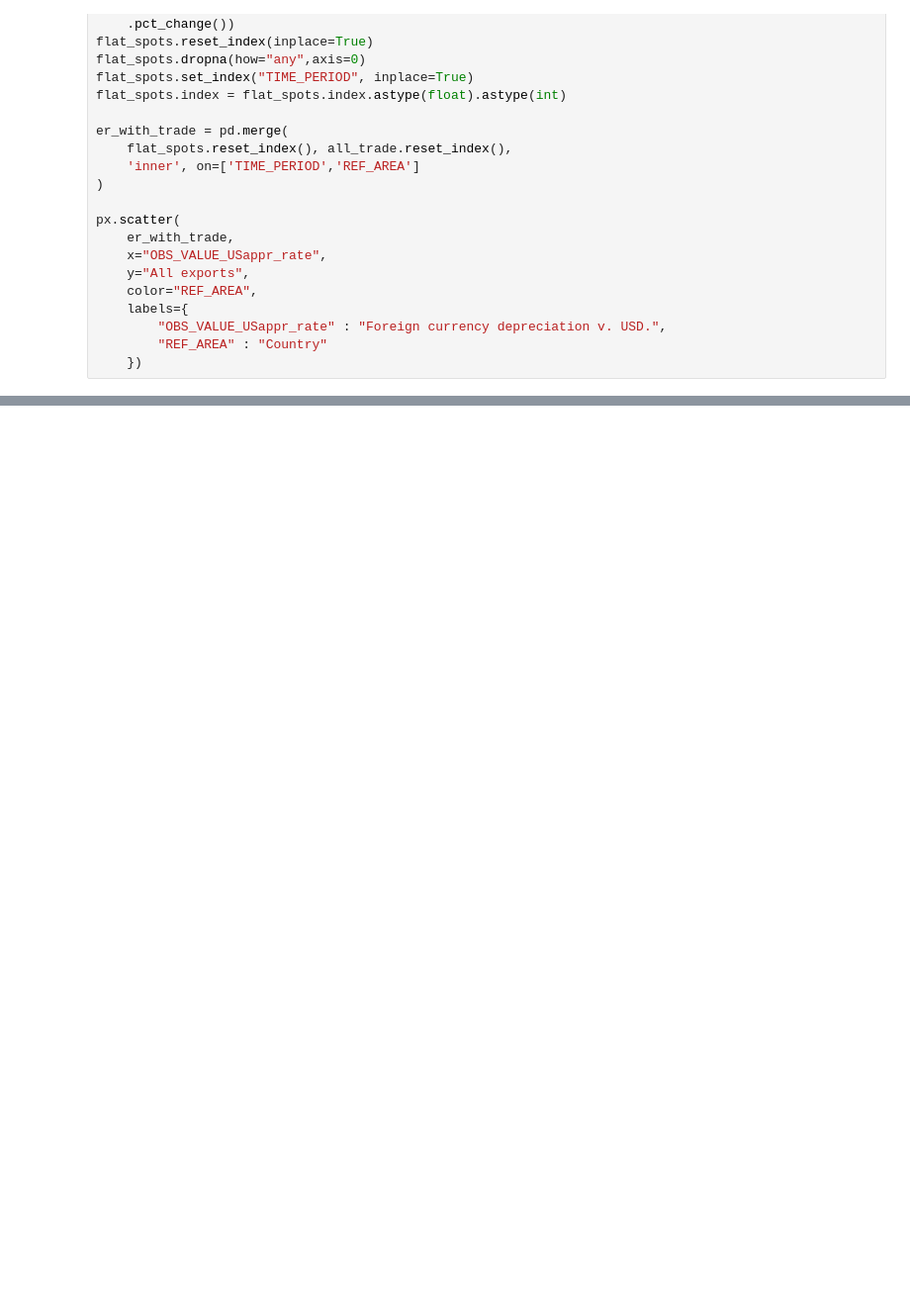
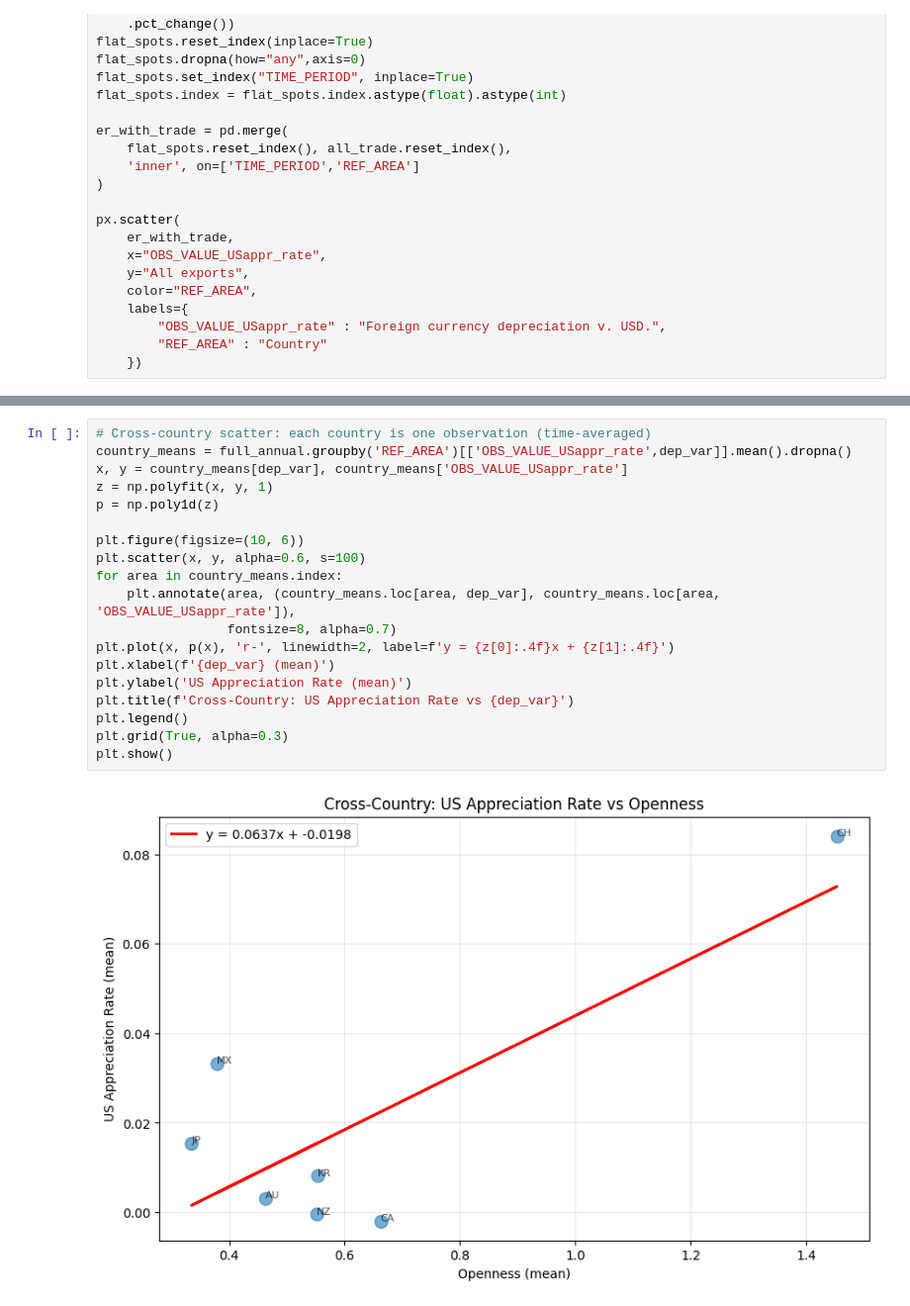
Before and after one commit to teopozzii/yields, a Jupyter notebook: main.ipynb, the cells around one changed output, grey strips where cells are left out. Shown: that part at 99% size. Saved outputs shown, nothing was run; the diff lists cells and outputs as text; blank space fills up the shorter version.

```diff
--- a/main.ipynb
+++ b/main.ipynb
@@ -225,0 +250,21 @@ widgets.interact(plot_scatter, area=widgets.Dropdown(options=sorted(full_annual[
+# %%
+# Cross-country scatter: each country is one observation (time-averaged)
+country_means = full_annual.groupby('REF_AREA')[['OBS_VALUE_USappr_rate',dep_var]].mean().dropna()
+x, y = country_means[dep_var], country_means['OBS_VALUE_USappr_rate']
+z = np.polyfit(x, y, 1)
+p = np.poly1d(z)
+
+plt.figure(figsize=(10, 6))
+plt.scatter(x, y, alpha=0.6, s=100)
+for area in country_means.index:
+    plt.annotate(area, (country_means.loc[area, dep_var], country_means.loc[area, 'OBS_VALUE_USappr_rate']),
+                 fontsize=8, alpha=0.7)
+plt.plot(x, p(x), 'r-', linewidth=2, label=f'y = {z[0]:.4f}x + {z[1]:.4f}')
+plt.xlabel(f'{dep_var} (mean)')
+plt.ylabel('US Appreciation Rate (mean)')
+plt.title(f'Cross-Country: US Appreciation Rate vs {dep_var}')
+plt.legend()
+plt.grid(True, alpha=0.3)
+plt.show()
+# %% [output]
+[figure, added]
```
Also changed, not shown: parts of 5 cells of this notebook, 2 other files.
